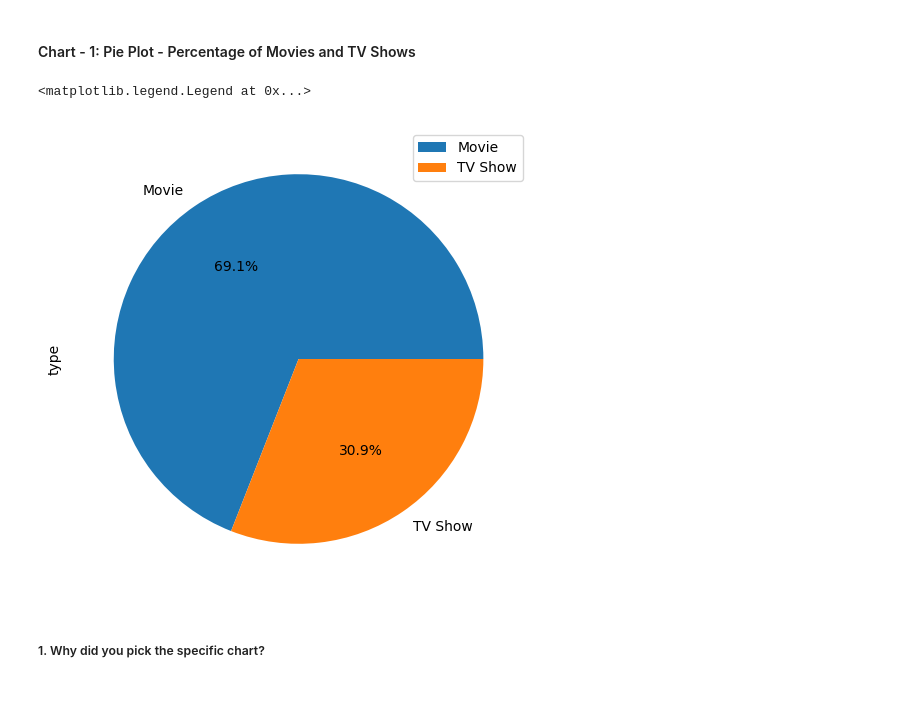
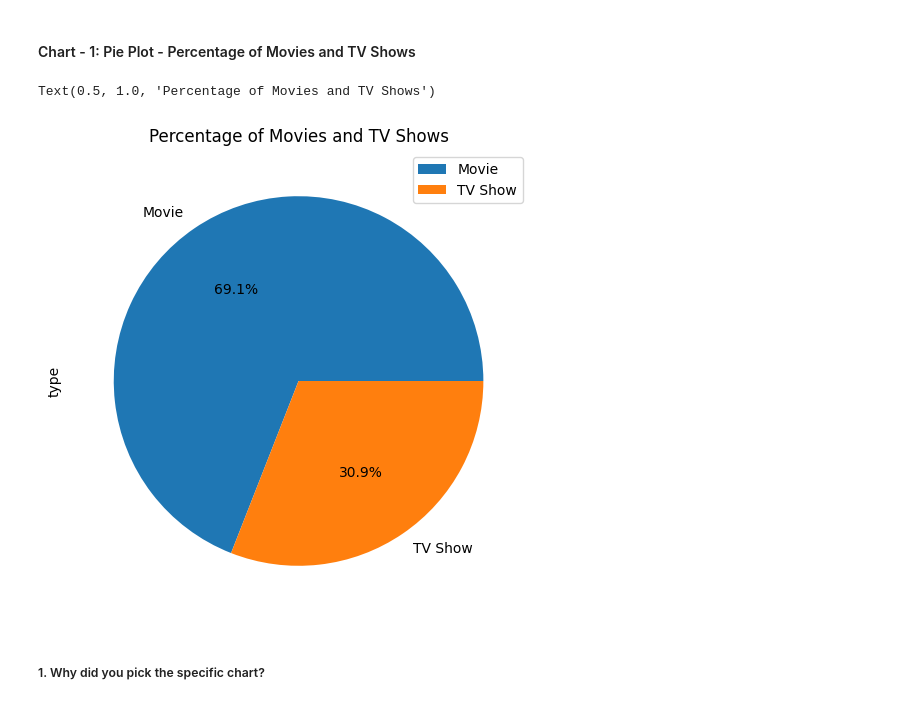
Before and after one commit to dipankarsahu1000/Netflix-Movie-and-TV-Shows-Clustering, a Jupyter notebook: Netflix_Movies_and_TV_Shows_Clustering.ipynb, the cells around one changed output. Cells and saved outputs as stored; diff of their text form; code cells hidden in the pictures.

```diff
--- a/Netflix_Movies_and_TV_Shows_Clustering.ipynb
+++ b/Netflix_Movies_and_TV_Shows_Clustering.ipynb
@@ -344,6 +346,7 @@ df['date_added'] = pd.to_datetime(df['date_added'])
 # %%
 # Creating a new column 'month_added'
 df['month_added'] = df['date_added'].dt.month
+df['month_added'] = df['date_added'].apply(lambda x: datetime.strftime(x, '%b'))
 
 # Creating a new column 'year_added'
 df['year_added'] = df['date_added'].dt.year
@@ -358,3 +363,12 @@ df['listed_in'] = df['listed_in'].apply(lambda x: x.split(","))
+# %%
+# Creating a new column 'lead_actor'
+df['lead_actor'] = df['cast'].apply(lambda x: x[0])
+# %%
+# Creating a new column 'main_genre'
+df['main_genre'] = df['listed_in'].apply(lambda x: x[0])
+# %%
+# Creating a new column 'prim_country', i.e. in case of multiple countries of production, the country which was mainly involved
+df['main_country'] = df['country'].apply(lambda x: x.split(',')[0])
 # %%
 # Checking
 df.head()
@@ -379,10 +393,12 @@ df.head()
 # %%
 plt.figure(figsize = (6, 6))
 df['type'].value_counts().plot(kind = 'pie', autopct = '%.1f%%')
+
 plt.legend()
+plt.title('Percentage of Movies and TV Shows')
 # %% [output]
-<matplotlib.legend.Legend at 0x...>
+Text(0.5, 1.0, 'Percentage of Movies and TV Shows')
-[figure, old version]
+[figure, new version]
 # %% [markdown]
 ##### 1. Why did you pick the specific chart?
 # %% [markdown]
```
Also changed, not shown: parts of 136 cells of this notebook.
